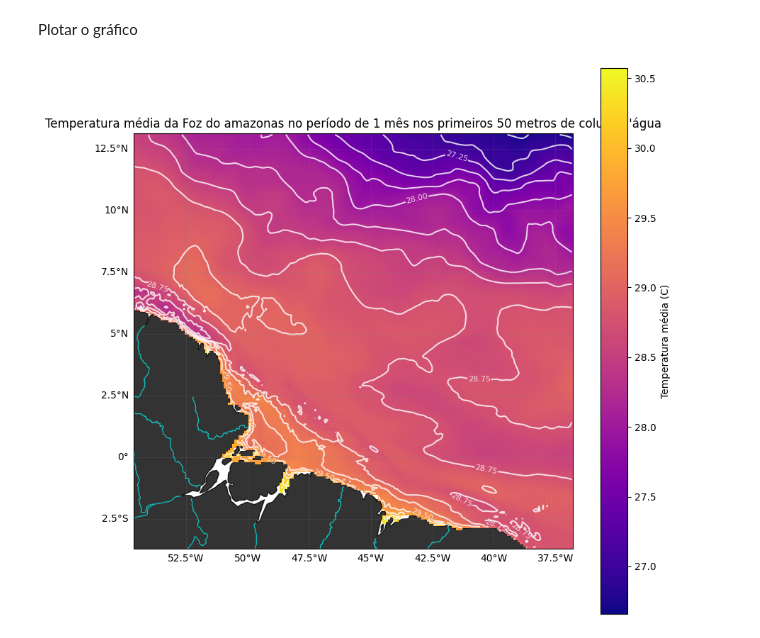
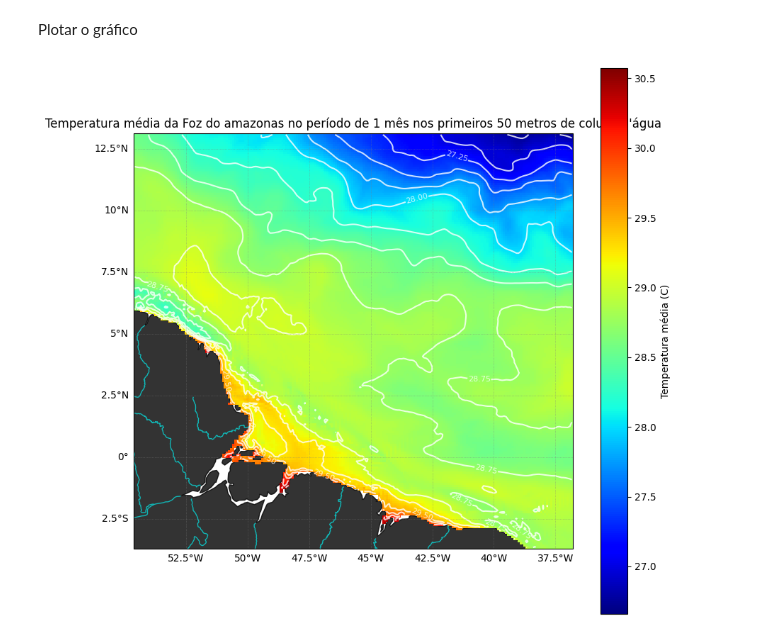
Before and after one commit to ane-schow/oceanografia, a Jupyter notebook: pcolourmesh_com_contour_foz_amazona.ipynb, the cells around one changed output. Saved outputs shown, nothing was run; the diff lists cells and outputs as text; code cells hidden in the pictures.

```diff
--- a/pcolourmesh_com_contour_foz_amazona.ipynb
+++ b/pcolourmesh_com_contour_foz_amazona.ipynb
@@ -44,22 +44,22 @@ longitude = t_media['longitude']
 # %%
 fig = plt.figure(figsize=(10, 10))
 ax = plt.axes(projection=ccrs.PlateCarree())
 
-pca = ax.pcolormesh(longitude,latitude,temperatura_media,transform=ccrs.PlateCarree(),cmap='plasma')
+pca = ax.pcolormesh(longitude,latitude,temperatura_media,transform=ccrs.PlateCarree(),cmap='jet')
 cntr = ax.contour(longitude, latitude, temperatura_media, levels=17, transform=ccrs.PlateCarree(),linewidth=0.5, colors='w',alpha=0.8)
 ax.clabel(cntr, levels=cntr.levels[::3], colors='w', fontsize=8)
 
 c = plt.colorbar(pca, ax=ax)
 c.set_label('Temperatura média (C)')
 ax.add_feature(cfeature.LAND, color='k', alpha=0.8)
 ax.add_feature(cfeature.RIVERS.with_scale('10m'), edgecolor='aqua',alpha=0.65)
 
 gl = ax.gridlines(crs=ccrs.PlateCarree(),draw_labels=True, linewidth=0.5,color='gray',alpha=0.7, linestyle=':')
 gl.top_labels = False
 gl.right_labels = False
 gl.xformatter = LONGITUDE_FORMATTER
 gl.yformatter = LATITUDE_FORMATTER
 ax.set_title("Temperatura média da Foz do amazonas no período de 1 mês nos primeiros 50 metros de coluna d'água")
 plt.show()
 # %% [output]
-[figure, old version]
+[figure, new version]
```
